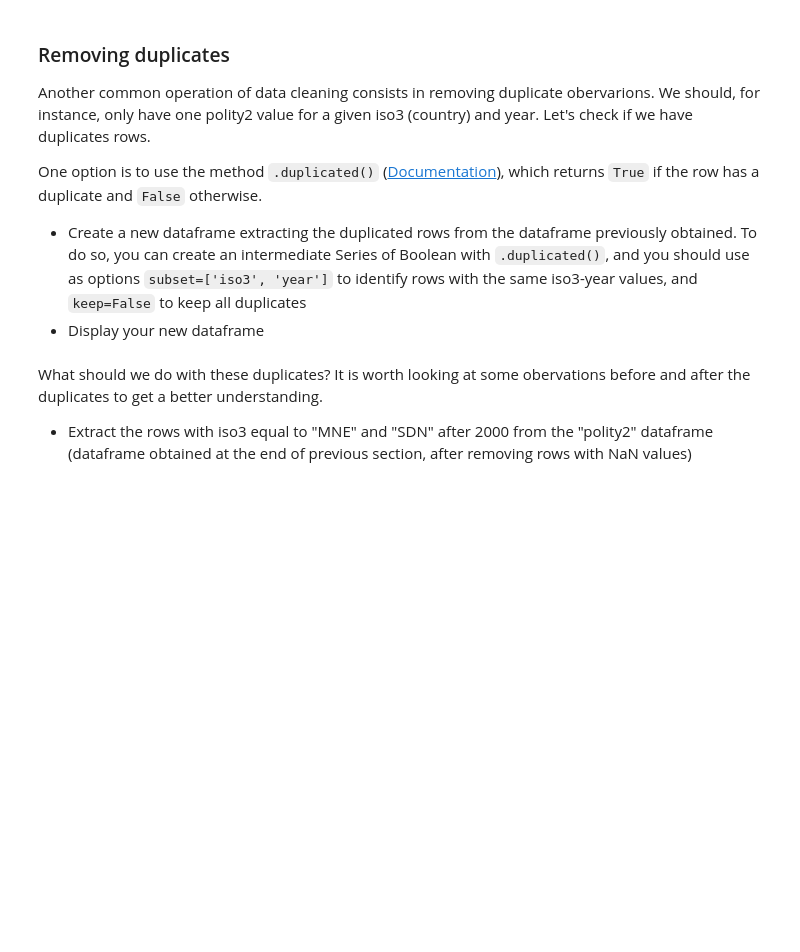
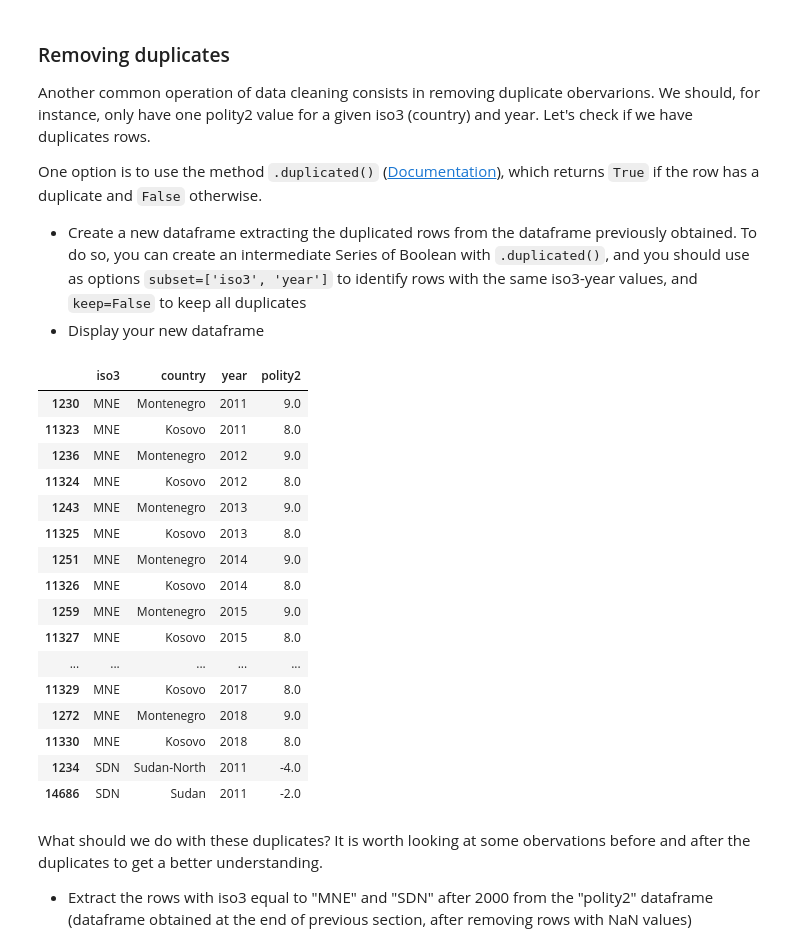
Before and after one commit to AndrewEberhardt/class_datascience, a Jupyter notebook: 2026/02_Data-Cleaning/other_learning_files/02_Data-Cleaning-Practice.ipynb, the cells around one changed output. Cells and saved outputs as stored; diff of their text form; code cells hidden in the pictures; blank space fills up the shorter version.

```diff
--- a/2026/02_Data-Cleaning/other_learning_files/02_Data-Cleaning-Practice.ipynb
+++ b/2026/02_Data-Cleaning/other_learning_files/02_Data-Cleaning-Practice.ipynb
@@ -278,3 +279,7 @@ for country, code in zip(countries, codes):
     subset.loc[mask, "iso3"] = code
 # %% [markdown]
 - Drop the remaining rows which have `NaN` in "iso3" and display your new dataframe. How many obervations do we have?
+# %%
+subset = subset.dropna(subset=["iso3"])
+print(subset)
+print(subset.shape[0])
@@ -288,7 +309,27 @@ One option is to use the method `.duplicated()` ([Documentation](https://pandas.
 - Create a new dataframe extracting the duplicated rows from the dataframe previously obtained. To do so, you can create an intermediate Series of Boolean with `.duplicated()`, and you should use as options `subset=['iso3', 'year']` to identify rows with the same iso3-year values, and `keep=False` to keep all duplicates
 - Display your new dataframe
 # %%
-# Your code here...
+is_duplicate = subset.duplicated(subset=["iso3", "year"], keep=False)
+duplicates = subset.loc[is_duplicate, :]
+duplicates.sort_values(by=["iso3", "year"])
+# %% [output]
+|  | iso3 | country | year | polity2 |
+| 1230 | MNE | Montenegro | 2011 | 9.0 |
+| 11323 | MNE | Kosovo | 2011 | 8.0 |
+| 1236 | MNE | Montenegro | 2012 | 9.0 |
+| 11324 | MNE | Kosovo | 2012 | 8.0 |
+| 1243 | MNE | Montenegro | 2013 | 9.0 |
+| 11325 | MNE | Kosovo | 2013 | 8.0 |
+| 1251 | MNE | Montenegro | 2014 | 9.0 |
+| 11326 | MNE | Kosovo | 2014 | 8.0 |
+| 1259 | MNE | Montenegro | 2015 | 9.0 |
+| 11327 | MNE | Kosovo | 2015 | 8.0 |
+| ... | ... | ... | ... | ... |
+| 11329 | MNE | Kosovo | 2017 | 8.0 |
+| 1272 | MNE | Montenegro | 2018 | 9.0 |
+| 11330 | MNE | Kosovo | 2018 | 8.0 |
+| 1234 | SDN | Sudan-North | 2011 | -4.0 |
+| 14686 | SDN | Sudan | 2011 | -2.0 |
 # %% [markdown]
 What should we do with these duplicates? It is worth looking at some obervations before and after the duplicates to get a better understanding.
 
```
Also changed, not shown: parts of 14 cells of this notebook.
